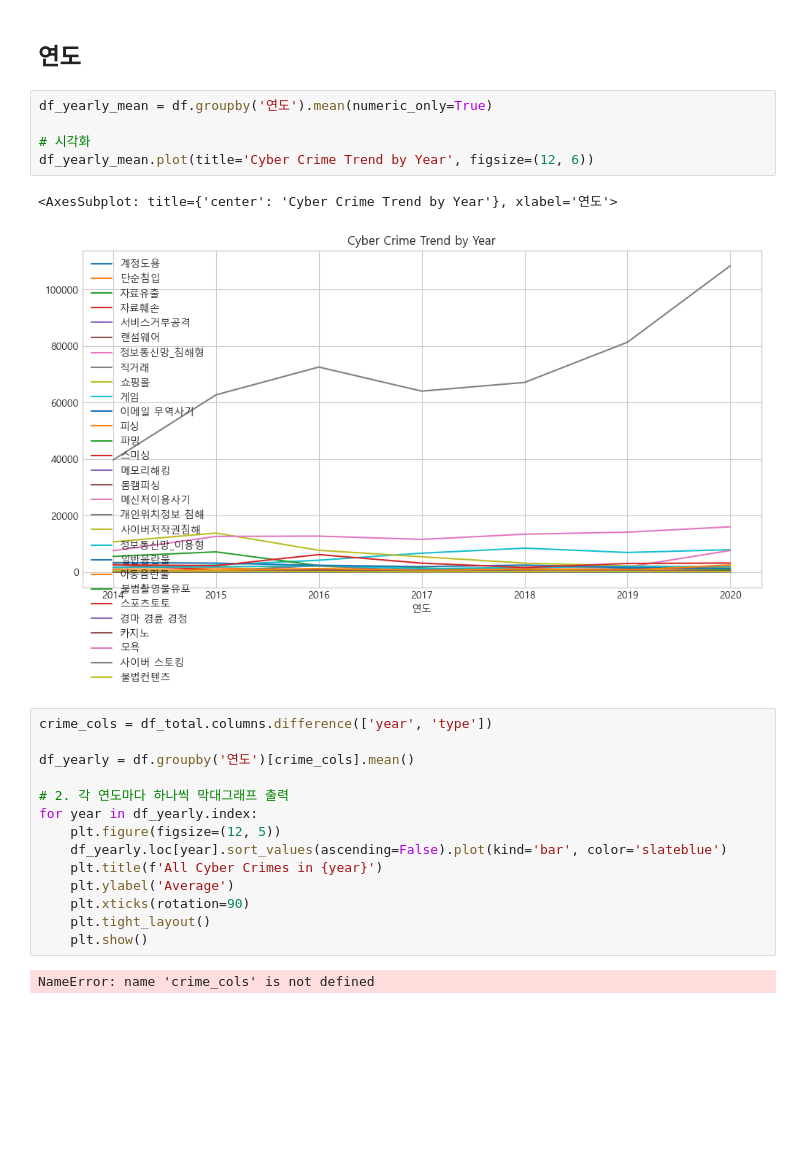
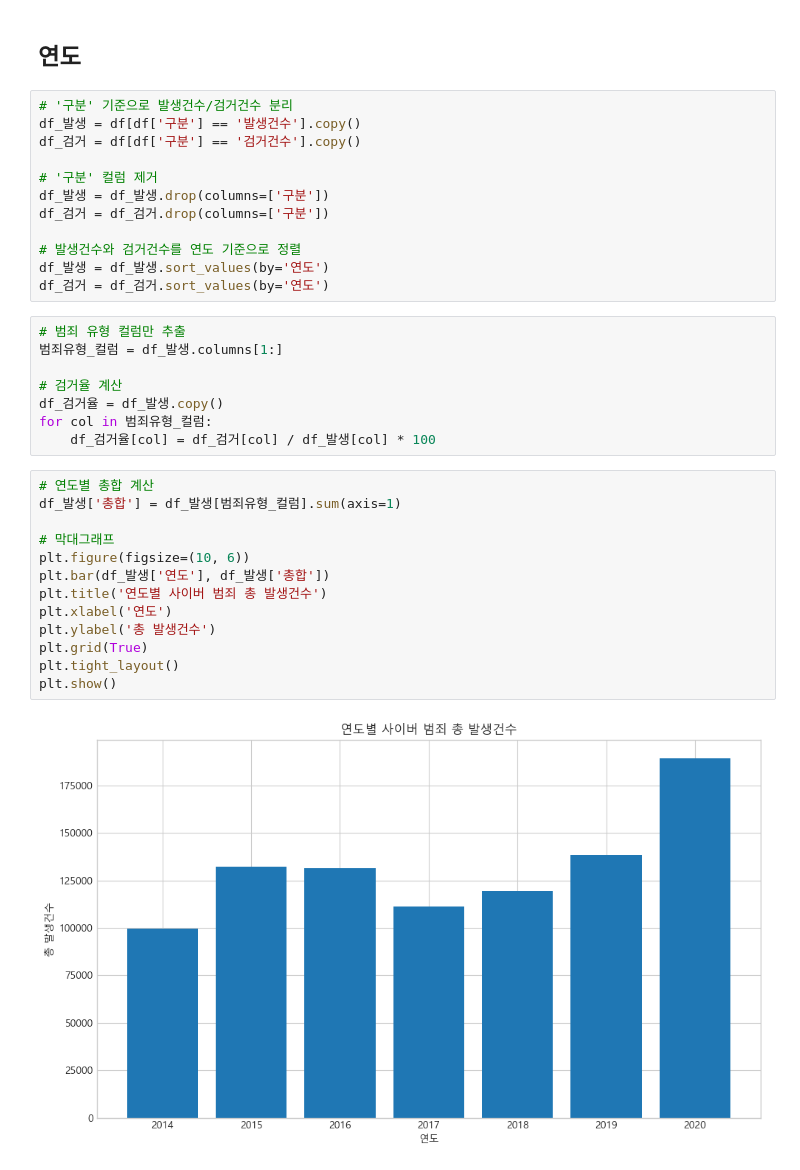
Before and after one commit to ppyoo1229/ML_Study, a Jupyter notebook: 산업공학실험/산업공학실험 과제_003_12226147_표채연_20250328_5주차과제.ipynb, the cells around one changed output. Drawn from its saved outputs; the diff is of its cells as text; blank space fills up the shorter version.

```diff
--- a/산업공학실험/산업공학실험 과제_003_12226147_표채연_20250328_5주차과제.ipynb
+++ b/산업공학실험/산업공학실험 과제_003_12226147_표채연_20250328_5주차과제.ipynb
@@ -105,26 +95,37 @@ df.head()
 # %% [markdown]
 ## 연도
-# %%
-df_yearly_mean = df.groupby('연도').mean(numeric_only=True)
-
-# 시각화
-df_yearly_mean.plot(title='Cyber Crime Trend by Year', figsize=(12, 6))
-# %% [output]
-<AxesSubplot: title={'center': 'Cyber Crime Trend by Year'}, xlabel='연도'>
-[figure, removed]
-# %%
-crime_cols = df_total.columns.difference(['year', 'type'])
-
-df_yearly = df.groupby('연도')[crime_cols].mean()
-
-# 2. 각 연도마다 하나씩 막대그래프 출력
-for year in df_yearly.index:
-    plt.figure(figsize=(12, 5))
-    df_yearly.loc[year].sort_values(ascending=False).plot(kind='bar', color='slateblue')
-    plt.title(f'All Cyber Crimes in {year}')
-    plt.ylabel('Average')
-    plt.xticks(rotation=90)
-    plt.tight_layout()
-    plt.show()
-# %% [output]
-NameError: name 'crime_cols' is not defined
+# %%
+# '구분' 기준으로 발생건수/검거건수 분리
+df_발생 = df[df['구분'] == '발생건수'].copy()
+df_검거 = df[df['구분'] == '검거건수'].copy()
+
+# '구분' 컬럼 제거
+df_발생 = df_발생.drop(columns=['구분'])
+df_검거 = df_검거.drop(columns=['구분'])
+
+# 발생건수와 검거건수를 연도 기준으로 정렬
+df_발생 = df_발생.sort_values(by='연도')
+df_검거 = df_검거.sort_values(by='연도')
+# %%
+# 범죄 유형 컬럼만 추출
+범죄유형_컬럼 = df_발생.columns[1:]
+
+# 검거율 계산
+df_검거율 = df_발생.copy()
+for col in 범죄유형_컬럼:
+    df_검거율[col] = df_검거[col] / df_발생[col] * 100
+# %%
+# 연도별 총합 계산
+df_발생['총합'] = df_발생[범죄유형_컬럼].sum(axis=1)
+
+# 막대그래프
+plt.figure(figsize=(10, 6))
+plt.bar(df_발생['연도'], df_발생['총합'])
+plt.title('연도별 사이버 범죄 총 발생건수')
+plt.xlabel('연도')
+plt.ylabel('총 발생건수')
+plt.grid(True)
+plt.tight_layout()
+plt.show()
+# %% [output]
+[figure, added]
```
Also changed, not shown: parts of 12 cells of this notebook, 1 other file.
